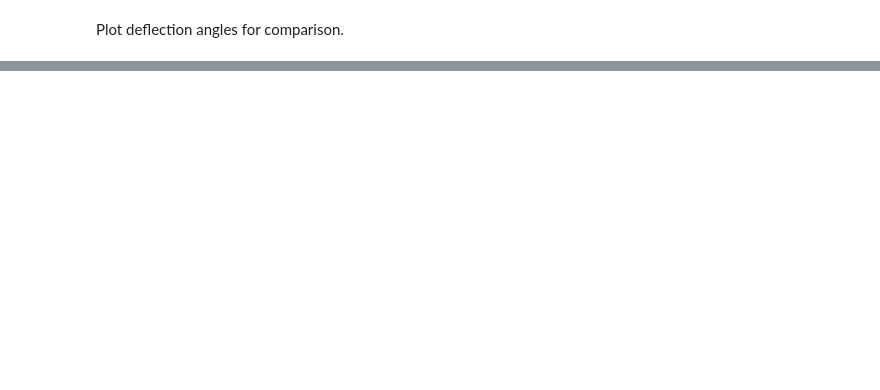
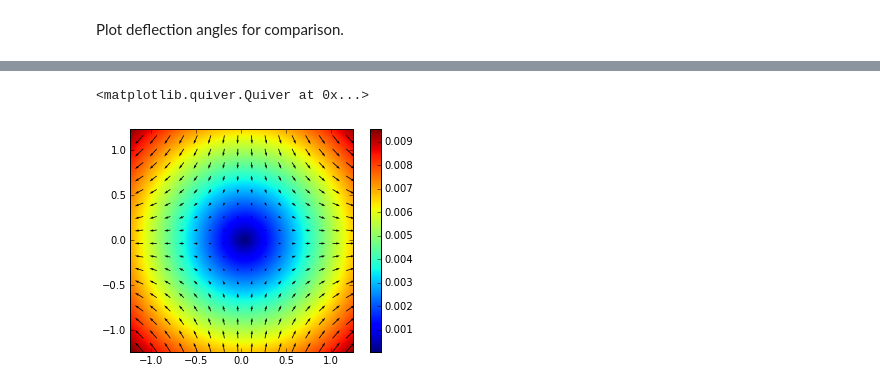
Before and after one commit to wmorning/EvilLens, a Jupyter notebook: DeflectionTest.ipynb, the cells around one changed output, grey strips where cells are left out. Saved outputs shown, nothing was run; the diff lists cells and outputs as text; code cells hidden in the pictures; blank space fills up the shorter version.

```diff
--- a/DeflectionTest.ipynb
+++ b/DeflectionTest.ipynb
@@ -60,0 +69,7 @@ print(np.average(abs(SIElensC.alpha_x)), np.average(abs(SIElensC.alpha_y)))
+# %%
+plt.imshow(np.sqrt(SIElensC.alpha_x**2+SIElensC.alpha_y**2),extent = (np.min(SIElensC.image_x),np.max(SIElensC.image_x),np.min(SIElensC.image_y),np.max(SIElensC.image_y)))
+plt.colorbar()
+plt.quiver(SIElensC.image_x[::6,::6], SIElensC.image_y[::6,::6], SIElensC.alpha_x[::6,::6],SIElensC.alpha_y[::6,::6])
+# %% [output]
+<matplotlib.quiver.Quiver at 0x...>
+[figure, added]
```
Also changed, not shown: parts of 9 cells of this notebook.
